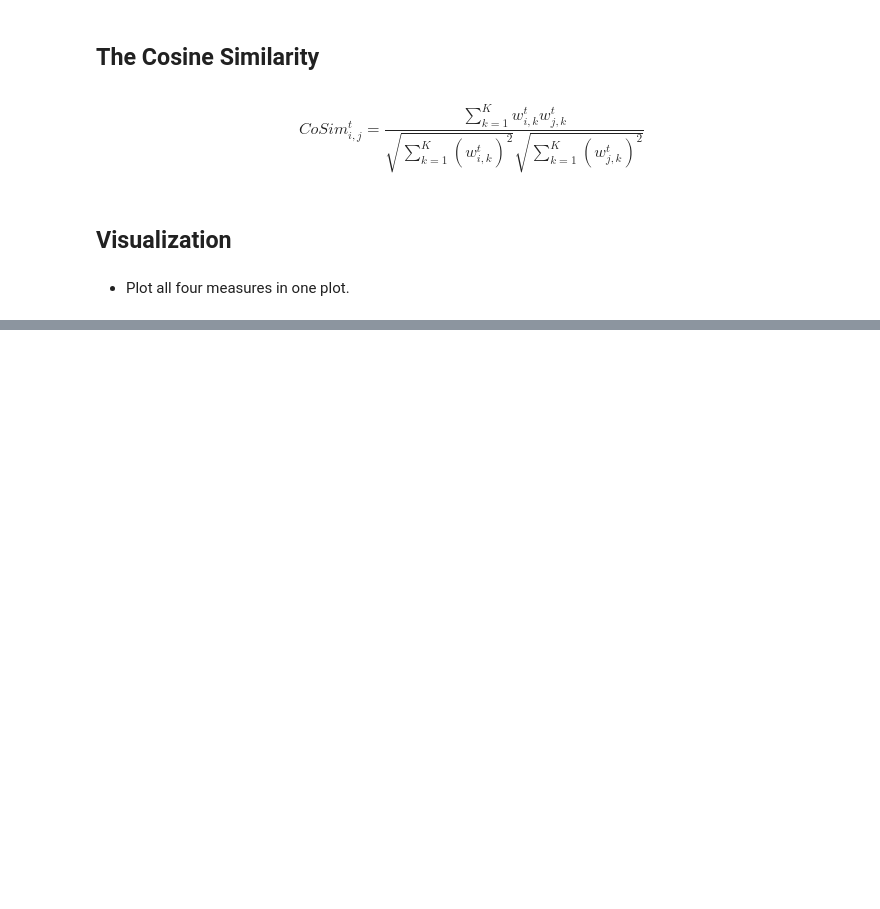
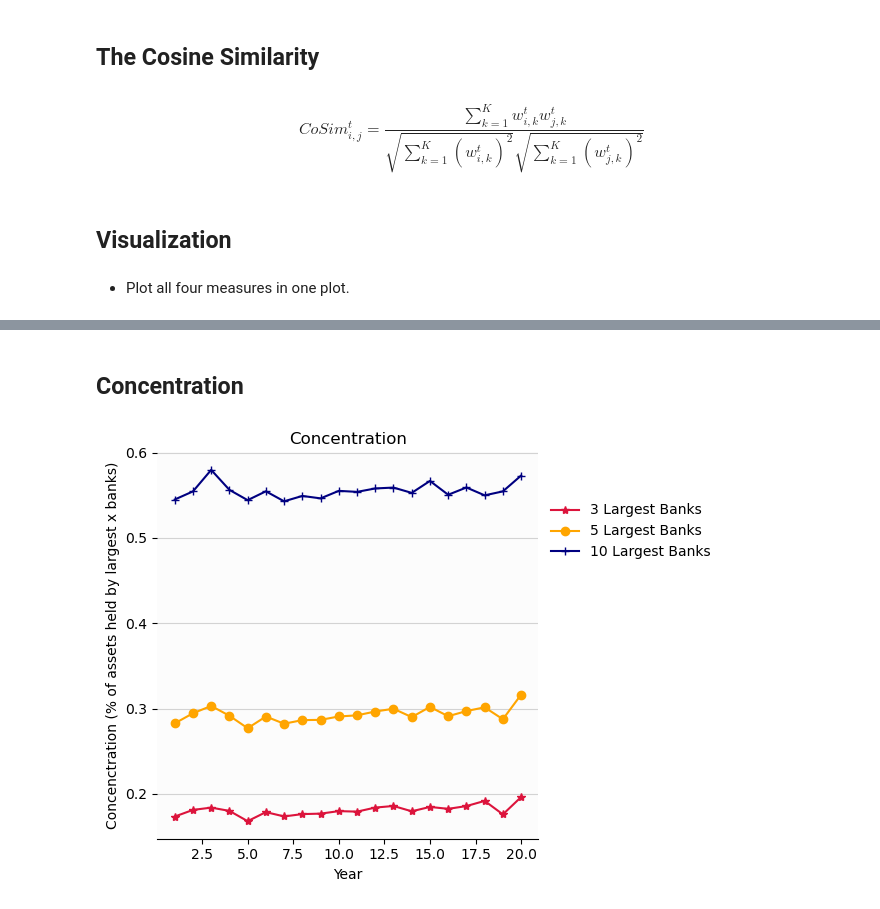
Before and after one commit to zogvc/literature-replications, a Jupyter notebook: similarity_measures.ipynb, the cells around one changed output, grey strips where cells are left out. Cells and saved outputs as stored; diff of their text form; code cells hidden in the pictures; blank space fills up the shorter version.

Commit message:
concentration measures updates

```diff
--- a/similarity_measures.ipynb
+++ b/similarity_measures.ipynb
@@ -246,0 +247,38 @@ data.corr()
+# %% [markdown]
+## **Concentration**
+# %%
+conc3 = []
+conc5 = []
+conc10 = []
+
+for t in T:
+    assets_ranked = A[t].sum(axis=1).sort_values(ascending=False)
+
+    conc3.append(assets_ranked.iloc[:3].sum() / assets_ranked.sum())
+    conc5.append(assets_ranked.iloc[:5].sum() / assets_ranked.sum())
+    conc10.append(assets_ranked.iloc[:10].sum() / assets_ranked.sum())
+
+df_conc3 = pd.DataFrame(conc3, index=T)
+df_conc5 = pd.DataFrame(conc5, index=T)
+df_conc10 = pd.DataFrame(conc10, index=T)
+# %%
+fig, ax = plt.subplots()
+
+ax.plot(df_conc3, label='3 Largest Banks', marker='*', color='crimson')
+ax.plot(df_conc5, label='5 Largest Banks', marker='o', color='orange')
+ax.plot(df_conc10, label='10 Largest Banks', marker='+', color='navy')
+
+ax.set_axisbelow(True)
+ax.legend(framealpha=0, loc='upper left', bbox_to_anchor=(1,0.9), scatterpoints=1)
+ax.set_xlabel('Year')
+ax.set_ylabel('Concenctration (% of assets held by largest x banks)')
+ax.grid(axis='y', color='lightgray')
+ax.set_title('Concentration')
+ax.spines["right"].set_visible(False)
+ax.spines["top"].set_visible(False)
+ax.spines["left"].set_visible(False)
+ax.set_facecolor('#FCFCFC')
+
+fig.tight_layout()
+# %% [output]
+[figure, added]
```
Also changed, not shown: parts of 3 cells of this notebook.
